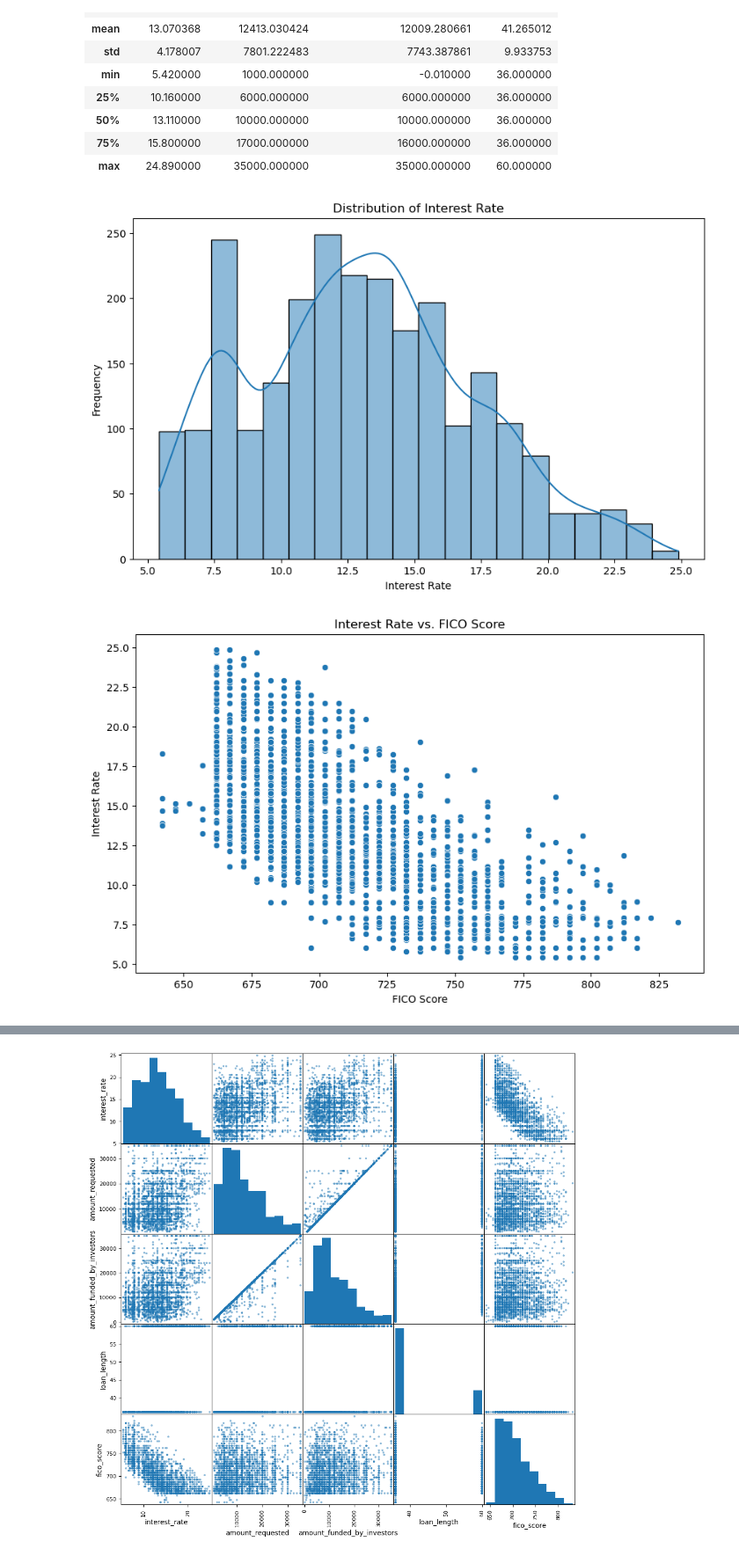
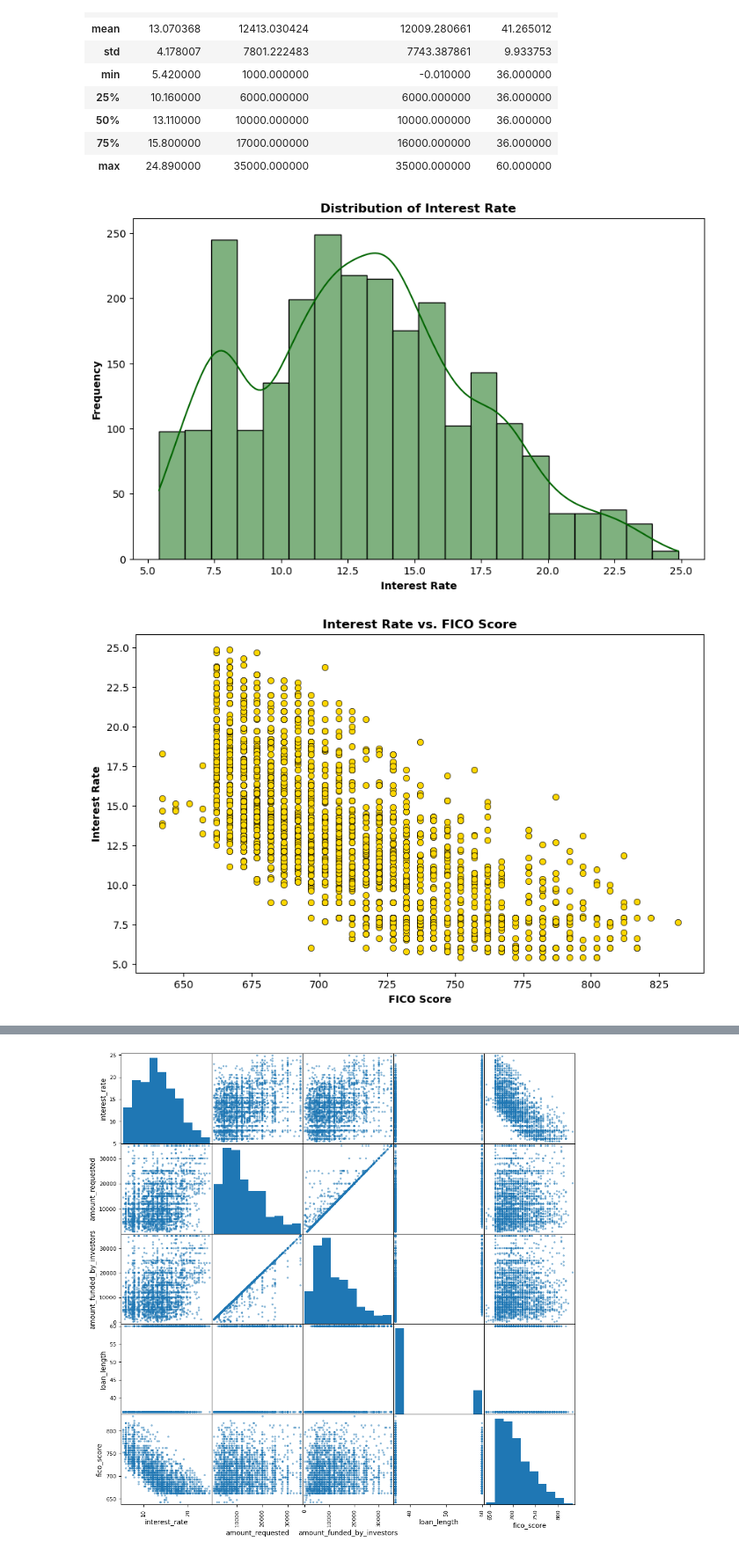
Before and after one commit to spc-kim/linear-regression-case-study, a Jupyter notebook: notebook.ipynb, the cells around one changed output, grey strips where cells are left out. Shown at 88% size. Saved outputs shown, nothing was run; the diff lists cells and outputs as text; code cells hidden in the pictures.

Commit message:
Graph visuals updated

```diff
--- a/notebook.ipynb
+++ b/notebook.ipynb
@@ -61,35 +62,42 @@ df['fico_score'] = df['fico_range'].apply(lambda x: int((int(x.split('-')[0]) +
 # %%
 # Customers are interested in our rates, so we will compare interest rate to our other features.
 
 # Distribution of 'interest_rate'
 plt.figure(figsize=(10, 6))
-sns.histplot(df['interest_rate'], kde=True, bins=20)
-plt.title('Distribution of Interest Rate')
-plt.xlabel('Interest Rate')
-plt.ylabel('Frequency')
+sns.histplot(df['interest_rate'], kde=True, bins=20, color="darkgreen")
+plt.title('Distribution of Interest Rate', weight="bold")
+plt.xlabel('Interest Rate', weight="bold")
+plt.ylabel('Frequency', weight="bold")
 
 # Rate vs FICO Score
 plt.figure(figsize=(10, 6))
-sns.scatterplot(x=df['fico_score'], y=df['interest_rate'])
-plt.title('Interest Rate vs. FICO Score')
-plt.xlabel('FICO Score')
-plt.ylabel('Interest Rate')
+sns.scatterplot(x=df['fico_score'], y=df['interest_rate'], color="gold", edgecolor="black")
+plt.title('Interest Rate vs. FICO Score', weight="bold")
+plt.xlabel('FICO Score', weight="bold")
+plt.ylabel('Interest Rate', weight="bold")
 
 # Rate to Amount Funded
 plt.figure(figsize=(10, 6))
-sns.scatterplot(x=df['amount_funded_by_investors'], y=df['interest_rate'])
-plt.title('Interest Rate vs. Amount Funded')
-plt.xlabel('Amount Funded by Investors')
-plt.ylabel('Interest Rate')
+sns.scatterplot(x=df['amount_funded_by_investors'], y=df['interest_rate'], color="purple", edgecolor="black")
+plt.title('Interest Rate vs. Amount Funded', weight="bold")
+plt.xlabel('Amount Funded by Investors', weight="bold")
+plt.gca().xaxis.set_major_formatter(mticker.StrMethodFormatter("${x:,.0f}"))
+plt.ylabel('Interest Rate', weight="bold")
 
 # 4. Relationship between 'interest_rate' and 'loan_length'
 plt.figure(figsize=(10, 6))
-sns.boxplot(x=df['loan_length'], y=df['interest_rate'])
-plt.title('Interest Rate vs. Loan Length')
-plt.xlabel('Loan Length (36 months vs 60 months)')
-plt.ylabel('Interest Rate')
+sns.boxplot(x=df['loan_length'], y=df['interest_rate'], color="crimson")
+for box in plt.gca().artists:
+    box.set_edgecolor("black")
+    box.set_linewidth(2)
+for line in plt.gca().lines:
+    line.set_color("black")
+    line.set_linewidth(1.5)
+plt.title('Interest Rate vs. Loan Length', weight="bold")
+plt.xlabel('Loan Length (36 months vs 60 months)', weight="bold")
+plt.ylabel('Interest Rate', weight="bold")
 
 plt.show()
 # %% [output]
-[figure, old version]
+[figure, new version]
-[figure, old version]
+[figure, new version]
```
Also changed, not shown: parts of 4 cells of this notebook.
